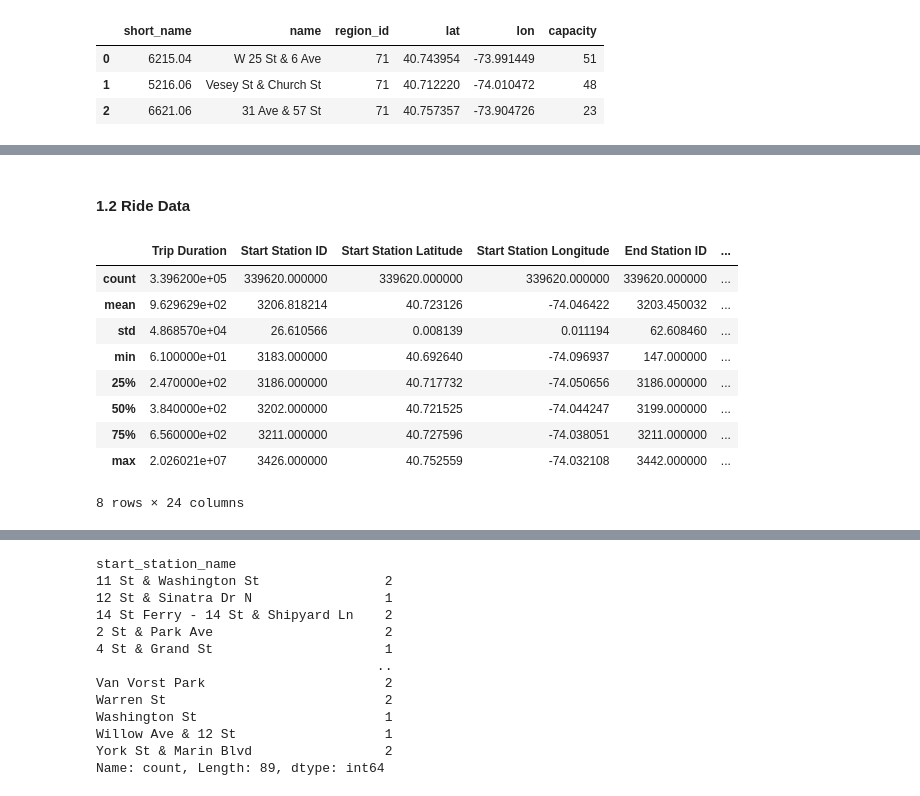
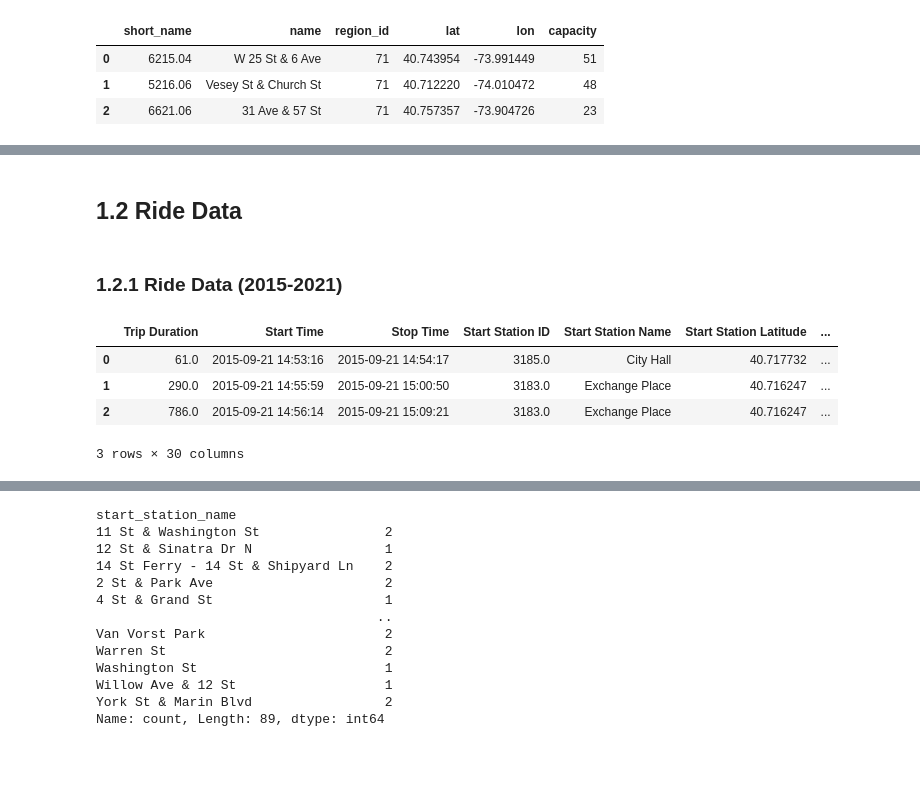
Before and after one commit to lukasschirren/nyc_bike_rental, a Jupyter notebook: data_preparation.ipynb, the cells around one changed output, grey strips where cells are left out. Saved outputs shown, nothing was run; the diff lists cells and outputs as text; code cells hidden in the pictures; blank space fills up the shorter version.

```diff
--- a/data_preparation.ipynb
+++ b/data_preparation.ipynb
@@ -91,23 +93,20 @@ for lat, lon, size, location in zip(latitudes, longitudes, sizes, locations):
 # Save the map to an HTML file
 mymap.save("nyc_bike_stations.html")
 # %% [markdown]
-#### 1.2 Ride Data
+## 1.2 Ride Data
+# %% [markdown]
+### 1.2.1 Ride Data (2015-2021)
 # %%
 # Open all files / computing intensive
 base_folder_path = 'C:\\Users\\lukas\\OneDrive - Imperial College London\\0_Data\\nyc_bike_rental\\data'
 start_year = 2015
-end_year = 2024
-# combined_data = combine_csv_files_in_years(base_folder_path,start_year,end_year)
+end_year = 2019
+combined_data = combine_csv_files_in_years(base_folder_path,start_year,end_year)
-# %%
-combined_data.describe()
-# %% [output]
-|  | Trip Duration | Start Station ID | Start Station Latitude | Start Station Longitude | End Station ID | ... |
-| count | 3.396200e+05 | 339620.000000 | 339620.000000 | 339620.000000 | 339620.000000 | ... |
-| mean | 9.629629e+02 | 3206.818214 | 40.723126 | -74.046422 | 3203.450032 | ... |
-| std | 4.868570e+04 | 26.610566 | 0.008139 | 0.011194 | 62.608460 | ... |
-| min | 6.100000e+01 | 3183.000000 | 40.692640 | -74.096937 | 147.000000 | ... |
-| 25% | 2.470000e+02 | 3186.000000 | 40.717732 | -74.050656 | 3186.000000 | ... |
-| 50% | 3.840000e+02 | 3202.000000 | 40.721525 | -74.044247 | 3199.000000 | ... |
-| 75% | 6.560000e+02 | 3211.000000 | 40.727596 | -74.038051 | 3211.000000 | ... |
-| max | 2.026021e+07 | 3426.000000 | 40.752559 | -74.032108 | 3442.000000 | ... |
-8 rows × 24 columns
+# %%
+combined_data.iloc[:3]
+# %% [output]
+|  | Trip Duration | Start Time | Stop Time | Start Station ID | Start Station Name | Start Station Latitude | ... |
+| 0 | 61.0 | 2015-09-21 14:53:16 | 2015-09-21 14:54:17 | 3185.0 | City Hall | 40.717732 | ... |
+| 1 | 290.0 | 2015-09-21 14:55:59 | 2015-09-21 15:00:50 | 3183.0 | Exchange Place | 40.716247 | ... |
+| 2 | 786.0 | 2015-09-21 14:56:14 | 2015-09-21 15:09:21 | 3183.0 | Exchange Place | 40.716247 | ... |
+3 rows × 30 columns
```
Also changed, not shown: parts of 24 cells of this notebook.
